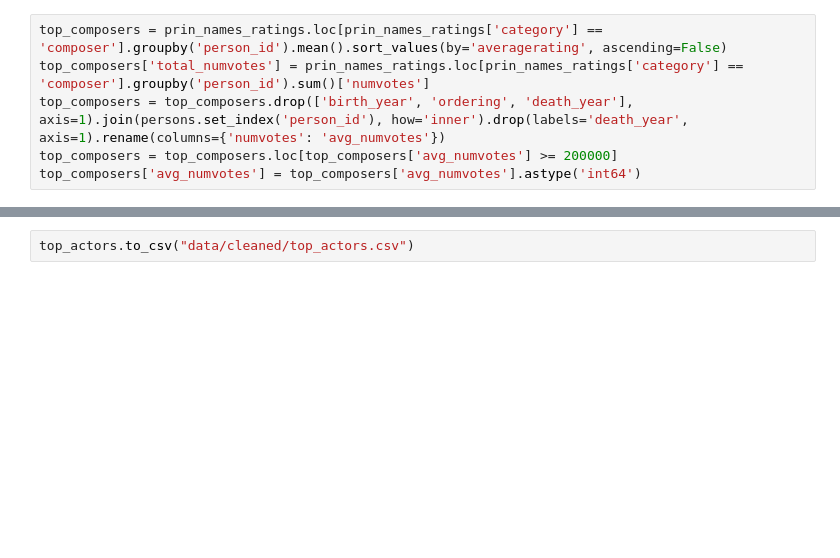
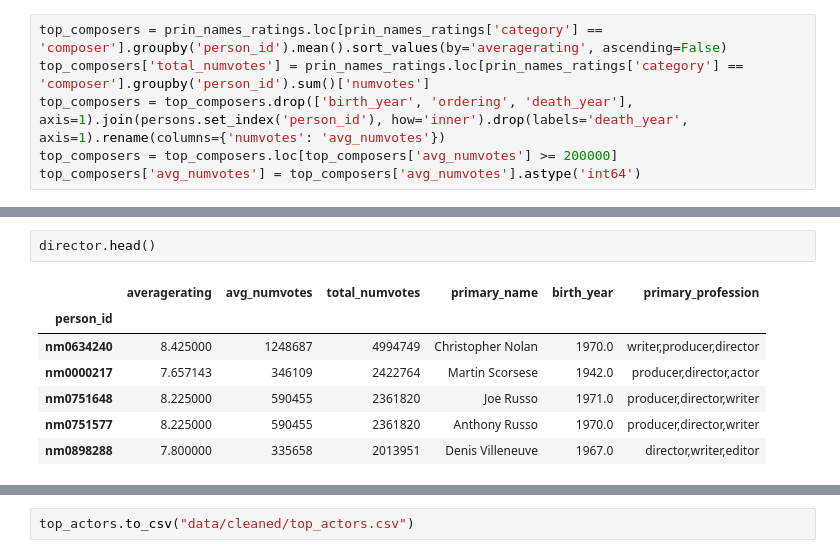
Before and after one commit to kmatk/Movie_Studio_P1_Project, a Jupyter notebook: imdb_db_EDA.ipynb, the cells around one changed output, grey strips where cells are left out. Drawn from its saved outputs; the diff is of its cells as text; blank space fills up the shorter version.

```diff
--- a/imdb_db_EDA.ipynb
+++ b/imdb_db_EDA.ipynb
@@ -749,0 +749,10 @@ top_composers['avg_numvotes'] = top_composers['avg_numvotes'].astype('int64')
+# %%
+director.head()
+# %% [output]
+|  | averagerating | avg_numvotes | total_numvotes | primary_name | birth_year | primary_profession |
+| person_id |  |  |  |  |  |  |
+| nm0634240 | 8.425000 | 1248687 | 4994749 | Christopher Nolan | 1970.0 | writer,producer,director |
+| nm0000217 | 7.657143 | 346109 | 2422764 | Martin Scorsese | 1942.0 | producer,director,actor |
+| nm0751648 | 8.225000 | 590455 | 2361820 | Joe Russo | 1971.0 | producer,director,writer |
+| nm0751577 | 8.225000 | 590455 | 2361820 | Anthony Russo | 1970.0 | producer,director,writer |
+| nm0898288 | 7.800000 | 335658 | 2013951 | Denis Villeneuve | 1967.0 | director,writer,editor |
```
Also changed, not shown: parts of 16 cells of this notebook, 1 other file.
